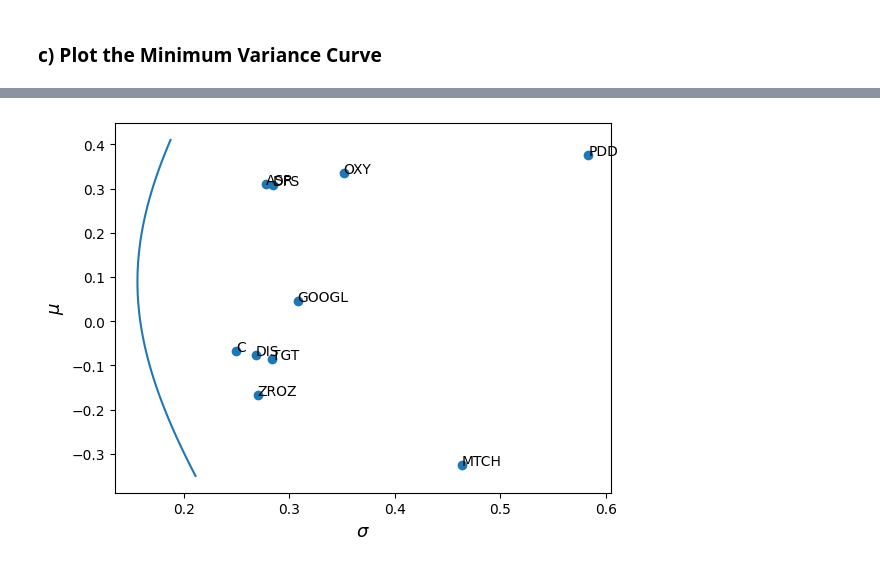
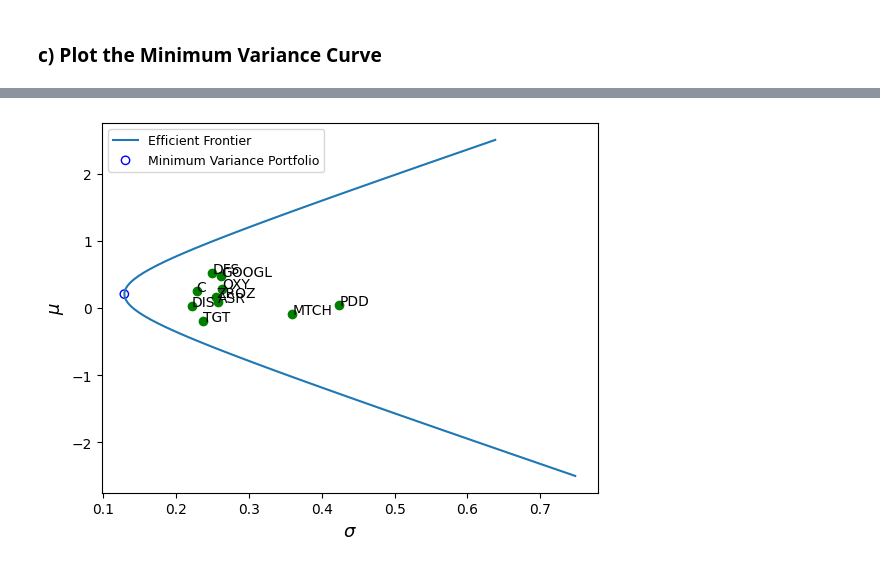
Before and after one commit to bwolfe0/Adv_Financial_Math_276, a Jupyter notebook: HW/HW3/HW3.ipynb, the cells around one changed output, grey strips where cells are left out. Drawn from its saved outputs; the diff is of its cells as text; code cells hidden in the pictures.

```diff
--- a/HW/HW3/HW3.ipynb
+++ b/HW/HW3/HW3.ipynb
@@ -7,11 +32,11 @@ import matplotlib.pyplot as plt
 
 data = yf.download(
     "GOOGL DFS DIS PDD OXY MTCH ASR TGT ZROZ C",
-    start = '2022-01-01',
+    start = '2023-01-01',
     end = '2023-12-31'
 )
 
 data.index = data.index.to_series().apply(lambda x: x.date())
-data = data['Adj Close']
+data = data['Close']
 # %% [output]
 [*********************100%%**********************]  10 of 10 completed
@@ -107,0 +146,9 @@ ZROZ   -0.005212  0.005685  0.072975
+# %%
+ones = np.ones(len(annual_robust_mu.values))
+iC = np.linalg.inv(annual_robust_vcov)
+w_star = (np.dot(ones.T , np.dot(iC, ones)))**-1 * np.dot(iC, ones)
+
+mu_star = np.dot(w_star.T, annual_robust_mu)
+v_star = np.dot(w_star.T, np.dot(annual_robust_vcov, w_star))
+
+print(f"sigma_star: {round(np.sqrt(v_star),3)}, mu_star: {round(mu_star[0],3)}")
@@ -110,33 +165,31 @@ ZROZ   -0.005212  0.005685  0.072975
 # %%
-# Minimum Variance Portfolio
-ones = np.ones(10)
-iC = np.linalg.inv(annual_robust_vcov)
-w_star = (np.dot(ones.T , np.dot(iC, ones)))**-1 * np.dot(iC, ones)
-mu_star = 0
-
-
 # Minimum Variance Curve
-def min_variance_curve(mu, means, vcov):
-    "Takes a mu (y) value and returns the corresponding minimum variance (x)"
+def min_std_curve(mu, means, vcov):
+    "Takes a mu (y) value and returns the corresponding minimum std (x)"
     iC = np.linalg.inv(vcov)
+    ones = np.ones(len(means.values))
     meanstil = np.hstack((ones.reshape((-1,1)), means.values))
     mutil = np.array([1., mu]).reshape((-1,1))
+
     x = np.sqrt(
         mutil.T @ np.linalg.inv(meanstil.T @ iC @ meanstil) @ mutil
     )
     return x[0][0]
 
-mus = np.linspace(-.35, .41, 100)
 
-x = [min_variance_curve(mu, annual_robust_mu, annual_robust_vcov) for mu in mus]
+mus = np.linspace(-2.5, 2.5, 100)
 
-plt.plot(x, mus)
+x = [min_std_curve(mu, annual_robust_mu, annual_robust_vcov) for mu in mus]
 
-plt.scatter(np.sqrt(np.diag(annual_robust_vcov)), annual_robust_mu)
+plt.plot(x, mus, label='Efficient Frontier')
+plt.scatter(np.sqrt(v_star), mu_star, facecolors='none', edgecolors='b', label='Minimum Variance Portfolio')
+
+plt.scatter(np.sqrt(np.diag(annual_robust_vcov)), annual_robust_mu, color='g')
 plt.xlabel('$\sigma$', fontsize=13)
 plt.ylabel('$\mu$', fontsize=13)
 for i in range(10):
     plt.text(np.sqrt(np.diag(annual_robust_vcov))[i], annual_robust_mu.values[i], data.columns[i])
+plt.legend(fontsize=9)
 plt.show()
 # %% [output]
-[figure, old version]
+[figure, new version]
```
Also changed, not shown: parts of 30 cells of this notebook.
